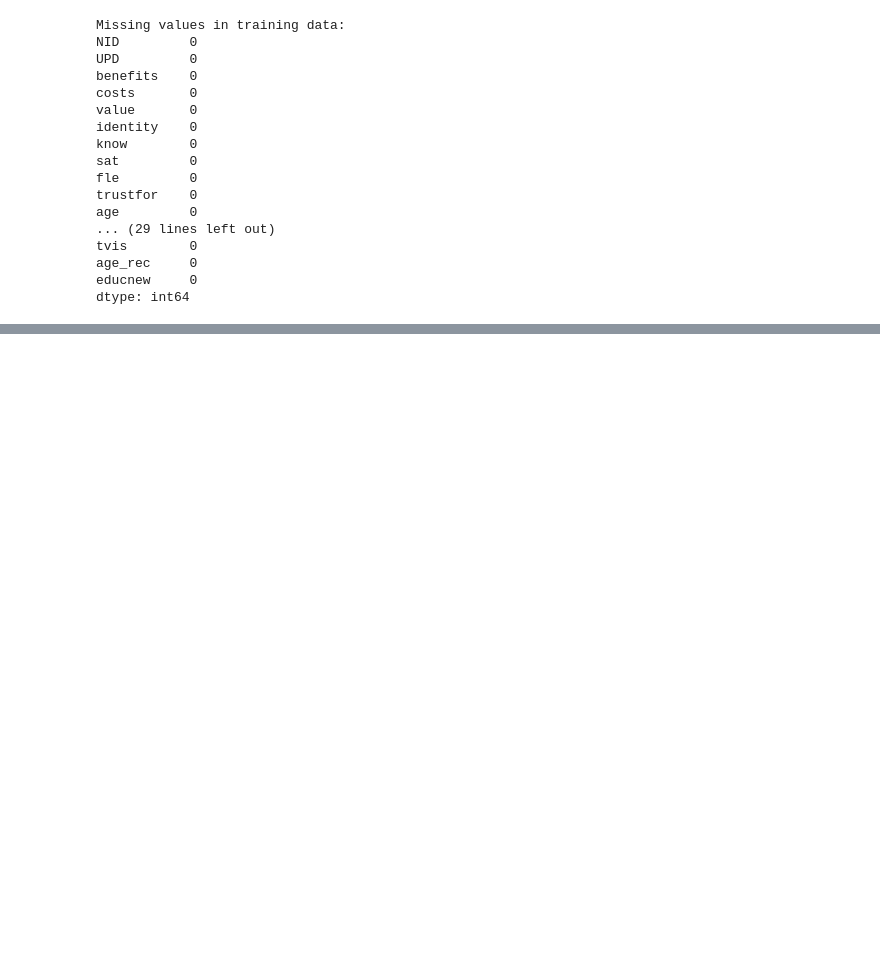
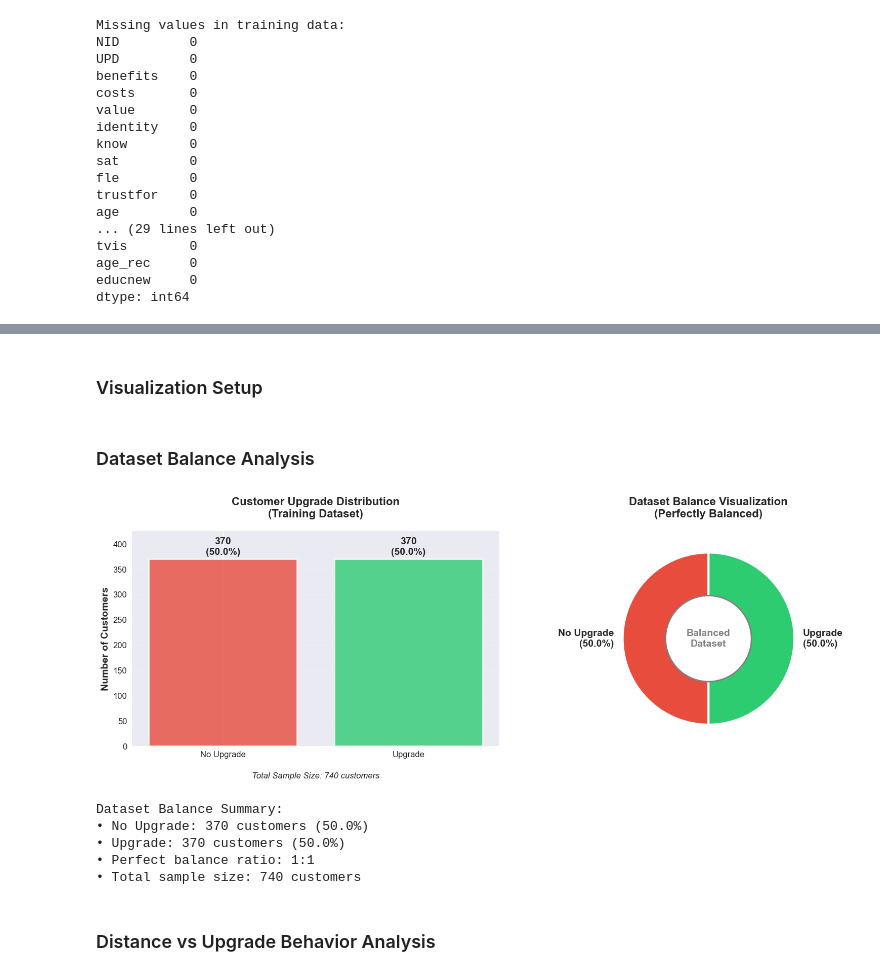
Before and after one commit to JerryYang666/cwru-buai-assignments, a Jupyter notebook: 0-akron-zoo/akron-zoo.ipynb, the cells around one changed output, grey strips where cells are left out. Drawn from its saved outputs; the diff is of its cells as text; code cells hidden in the pictures; blank space fills up the shorter version.

Commit message:
add some plots

```diff
--- a/0-akron-zoo/akron-zoo.ipynb
+++ b/0-akron-zoo/akron-zoo.ipynb
@@ -134,0 +135,2 @@ Upgrade rate: 0.500
+# %% [markdown]
+### Visualization Setup
@@ -134,0 +158,59 @@ Upgrade rate: 0.500
+# %% [markdown]
+### Dataset Balance Analysis
+# %%
+# Create a comprehensive view of dataset balance
+fig, (ax1, ax2) = plt.subplots(1, 2, figsize=(16, 6))
+
+# Bar chart showing upgrade distribution
+upgrade_counts = train_data['UPD'].value_counts().sort_index()
+bars = ax1.bar(['No Upgrade', 'Upgrade'], upgrade_counts.values,
+               color=upgrade_colors, alpha=0.8, edgecolor='white', linewidth=2)
+
+# Add value labels on bars
+for i, (bar, count) in enumerate(zip(bars, upgrade_counts.values)):
+    height = bar.get_height()
+    ax1.text(bar.get_x() + bar.get_width()/2., height + 5,
+             f'{count}\n({count/len(train_data)*100:.1f}%)',
+             ha='center', va='bottom', fontweight='bold', fontsize=14)
+
+ax1.set_title('Customer Upgrade Distribution\n(Training Dataset)', fontweight='bold', pad=20)
+ax1.set_ylabel('Number of Customers', fontweight='bold')
+ax1.set_ylim(0, max(upgrade_counts.values) * 1.15)
+ax1.grid(axis='y', alpha=0.3, linestyle='--')
+
+# Add sample size annotation
+ax1.text(0.5, -0.15, f'Total Sample Size: {len(train_data)} customers',
+         transform=ax1.transAxes, ha='center', fontsize=12, style='italic')
+
+# Pie chart for visual balance
+wedges, texts, autotexts = ax2.pie(upgrade_counts.values,
+                                  labels=['No Upgrade\n(50.0%)', 'Upgrade\n(50.0%)'],
+                                  colors=upgrade_colors, autopct='',
+                                  startangle=90, textprops={'fontsize': 14, 'fontweight': 'bold'},
+                                  wedgeprops={'edgecolor': 'white', 'linewidth': 3})
+
+ax2.set_title('Dataset Balance Visualization\n(Perfectly Balanced)', fontweight='bold', pad=20)
+
+# Add center circle for donut effect
+centre_circle = plt.Circle((0,0), 0.50, fc='white', linewidth=2, edgecolor='gray')
+ax2.add_artist(centre_circle)
+ax2.text(0, 0, 'Balanced\nDataset', ha='center', va='center',
+         fontsize=14, fontweight='bold', color='gray')
+
+plt.tight_layout()
+plt.show()
+
+print("Dataset Balance Summary:")
+print(f"• No Upgrade: {upgrade_counts[0]} customers ({upgrade_counts[0]/len(train_data)*100:.1f}%)")
+print(f"• Upgrade: {upgrade_counts[1]} customers ({upgrade_counts[1]/len(train_data)*100:.1f}%)")
+print("• Perfect balance ratio: 1:1")
+print(f"• Total sample size: {len(train_data)} customers")
+# %% [output]
+[figure, added]
+Dataset Balance Summary:
+• No Upgrade: 370 customers (50.0%)
+• Upgrade: 370 customers (50.0%)
+• Perfect balance ratio: 1:1
+• Total sample size: 740 customers
+# %% [markdown]
+### Distance vs Upgrade Behavior Analysis
```
Also changed, not shown: parts of 8 cells of this notebook, 2 other files.
